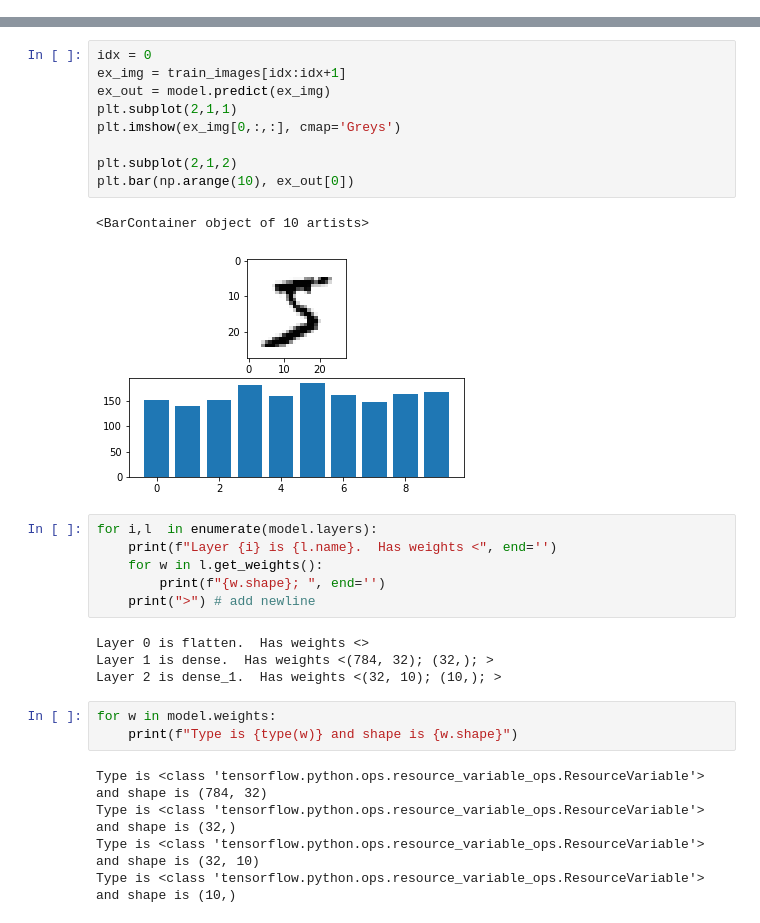
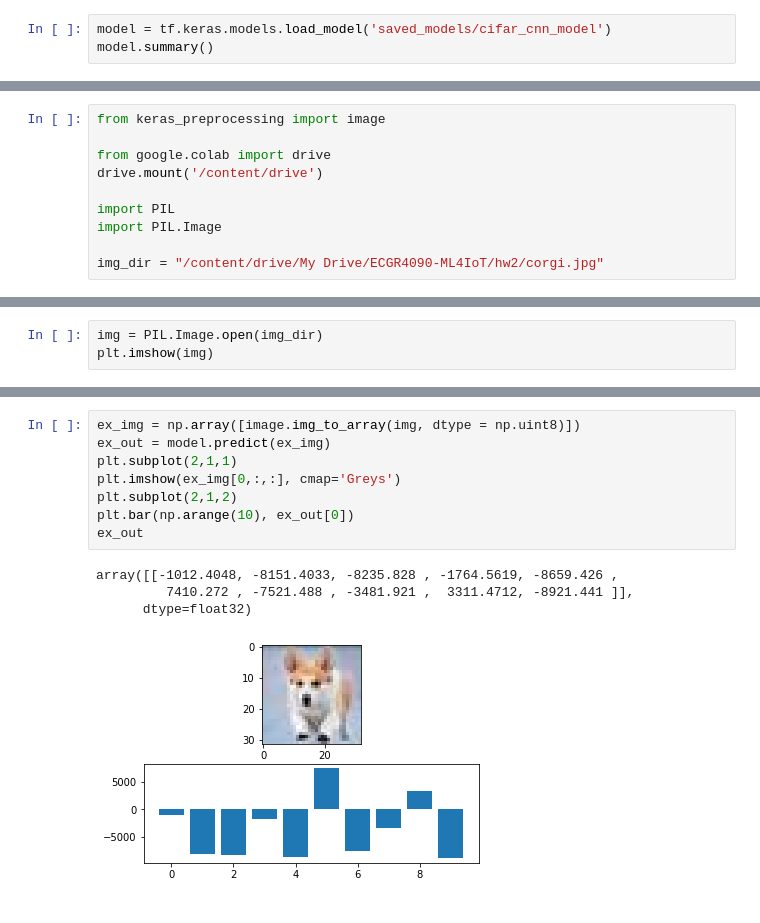
Before and after one commit to ric3b0wl/ECGR4090-ML-IoT, a Jupyter notebook: hw2/hw2.ipynb, the cells around one changed output, grey strips where cells are left out. Saved outputs shown, nothing was run; the diff lists cells and outputs as text.

```diff
--- a/hw2/hw2.ipynb
+++ b/hw2/hw2.ipynb
@@ -160,0 +174,3 @@ plotyy(np.arange(50), train_hist.history['loss'], train_hist.history['accuracy']
+# %%
+model = tf.keras.models.load_model('saved_models/cifar_cnn_model')
+model.summary()
@@ -164,0 +209,10 @@ test_loss, test_acc = model.evaluate(test_images, test_labels)
+# %%
+from keras_preprocessing import image
+
+from google.colab import drive
+drive.mount('/content/drive')
+
+import PIL
+import PIL.Image
+
+img_dir = "/content/drive/My Drive/ECGR4090-ML4IoT/hw2/corgi.jpg"
@@ -164,0 +221,3 @@ test_loss, test_acc = model.evaluate(test_images, test_labels)
+# %%
+img = PIL.Image.open(img_dir)
+plt.imshow(img)
@@ -165,30 +227,13 @@ test_loss, test_acc = model.evaluate(test_images, test_labels)
 # %%
-idx = 0
-ex_img = train_images[idx:idx+1]
+ex_img = np.array([image.img_to_array(img, dtype = np.uint8)])
 ex_out = model.predict(ex_img)
 plt.subplot(2,1,1)
 plt.imshow(ex_img[0,:,:], cmap='Greys')
-
 plt.subplot(2,1,2)
 plt.bar(np.arange(10), ex_out[0])
+ex_out
 # %% [output]
-<BarContainer object of 10 artists>
+array([[-1012.4048, -8151.4033, -8235.828 , -1764.5619, -8659.426 ,
+         7410.272 , -7521.488 , -3481.921 ,  3311.4712, -8921.441 ]],
+      dtype=float32)
-[figure, old version]
+[figure, new version]
-# %%
-for i,l  in enumerate(model.layers):
-    print(f"Layer {i} is {l.name}.  Has weights <", end='')
-    for w in l.get_weights():
-        print(f"{w.shape}; ", end='')
-    print(">") # add newline
-# %% [output]
-Layer 0 is flatten.  Has weights <>
-Layer 1 is dense.  Has weights <(784, 32); (32,); >
-Layer 2 is dense_1.  Has weights <(32, 10); (10,); >
-# %%
-for w in model.weights:
-    print(f"Type is {type(w)} and shape is {w.shape}")
-# %% [output]
-Type is <class 'tensorflow.python.ops.resource_variable_ops.ResourceVariable'> and shape is (784, 32)
-Type is <class 'tensorflow.python.ops.resource_variable_ops.ResourceVariable'> and shape is (32,)
-Type is <class 'tensorflow.python.ops.resource_variable_ops.ResourceVariable'> and shape is (32, 10)
-Type is <class 'tensorflow.python.ops.resource_variable_ops.ResourceVariable'> and shape is (10,)
```
Also changed, not shown: parts of 32 cells of this notebook, 2 other files.
